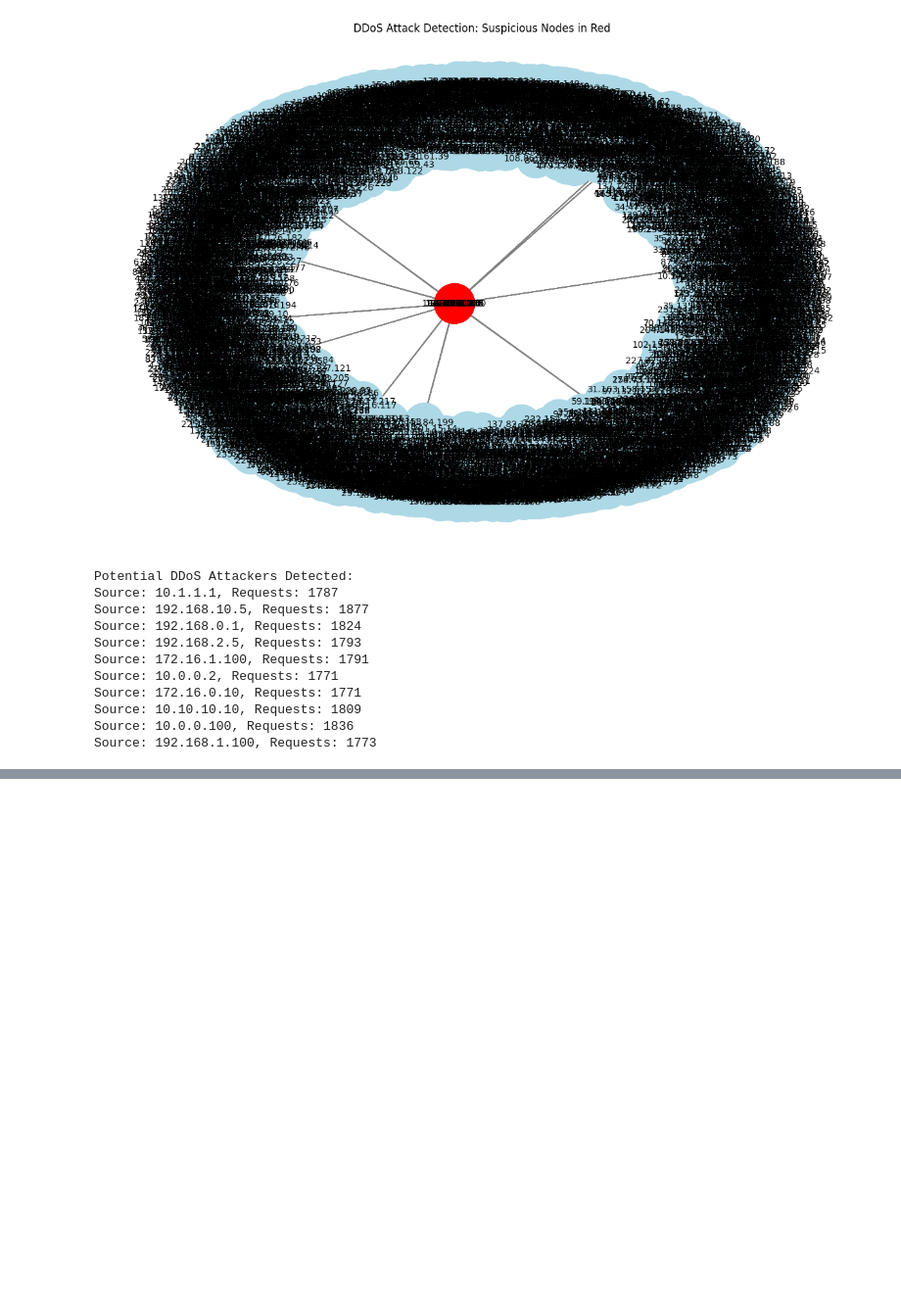
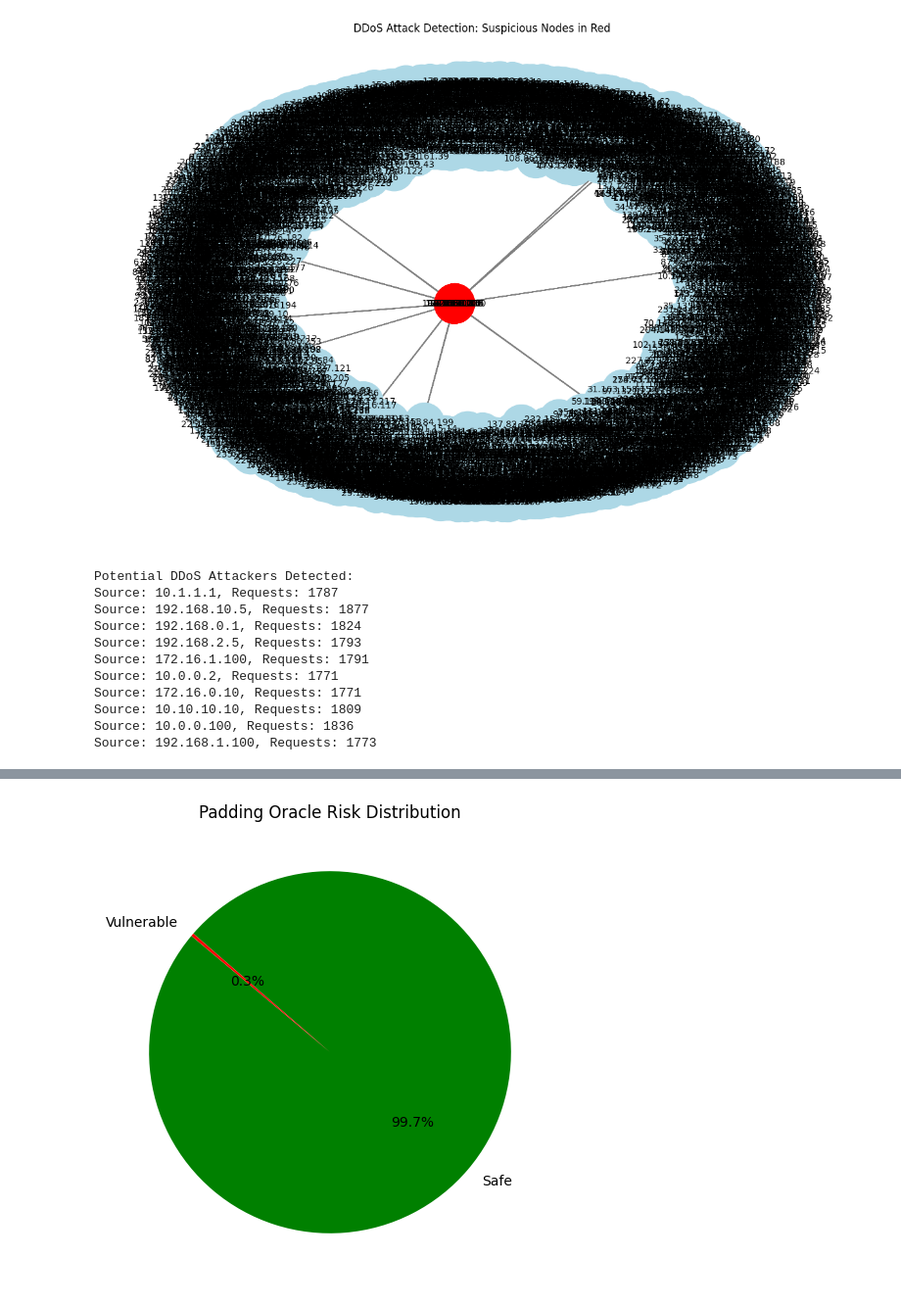
Before and after one commit to behldevansh/MACH-B, a Jupyter notebook: cryptanalysis/attacks.ipynb, the cells around one changed output, grey strips where cells are left out. Shown at 98% size. Saved outputs shown, nothing was run; the diff lists cells and outputs as text; code cells hidden in the pictures; blank space fills up the shorter version.

```diff
--- a/cryptanalysis/attacks.ipynb
+++ b/cryptanalysis/attacks.ipynb
@@ -161,0 +346,75 @@ Source: 192.168.1.100, Requests: 1773
+# %%
+import pandas as pd
+import numpy as np
+import re
+import matplotlib.pyplot as plt
+
+# Load your log file
+df = pd.read_csv('main.csv')
+
+# Column where encrypted logs exist
+log_col = 'eventDescription'  # Update if needed
+
+# -------------------------------
+# Padding Oracle Detection Logic
+# -------------------------------
+
+def is_padding_oracle_vulnerable(ciphertext):
+    """
+    Basic heuristic for padding oracle risk:
+    - Detects if ciphertext length is a multiple of block size (16 bytes)
+    - Looks for structured padding-like endings (e.g., 0x08 08 08 ...)
+    - In real-world: you'd try decryption responses, but here it's passive detection
+    """
+    try:
+        if not isinstance(ciphertext, str) or len(ciphertext) < 32:
+            return False
+
+        # Remove hex or non-alphanumeric characters if present
+        cleaned = re.sub(r'[^0-9a-fA-F]', '', ciphertext)
+
+        # Length should be a multiple of AES block size (16 bytes -> 32 hex chars)
+        if len(cleaned) % 32 != 0:
+            return False
+
+        # Last byte pattern heuristic: check if the last byte appears n times (padding style)
+        last_byte = cleaned[-2:]
+        padding_block = last_byte * int(last_byte, 16) if last_byte.isdigit() else ""
+        return cleaned.endswith(padding_block)
+
+    except:
+        return False
+
+# Apply detection
+df['Padding Oracle Risk'] = df[log_col].astype(str).apply(is_padding_oracle_vulnerable)
+
+# -------------------------------
+# Summary Stats
+# -------------------------------
+
+total = len(df)
+risky = df['Padding Oracle Risk'].sum()
+safe = total - risky
+
+print(" Padding Oracle Attack Analysis")
+print("==================================")
+print(f" Total Encrypted Logs      : {total}")
+print(f" Potentially Vulnerable    : {risky} ({(risky/total)*100:.2f}%)")
+print(f" Likely Safe               : {safe} ({(safe/total)*100:.2f}%)\n")
+
+# -------------------------------
+# Visual Pie Chart
+# -------------------------------
+
+risk_counts = df["Padding Oracle Risk"].value_counts()
+
+# Dynamic label assignment
+label_map = {True: "Vulnerable", False: "Safe"}
+labels = [label_map.get(key, str(key)) for key in risk_counts.index]
+colors = ["red" if label == "Vulnerable" else "green" for label in labels]
+
+plt.figure(figsize=(6, 6))
+plt.pie(risk_counts, labels=labels, autopct='%1.1f%%', colors=colors, startangle=140)
+plt.title("Padding Oracle Risk Distribution")
+plt.show()
+# %% [output]
@@ -161,0 +426 @@ Source: 192.168.1.100, Requests: 1773
+[figure, added]
```
Also changed, not shown: parts of 7 cells of this notebook, 4 other files.
